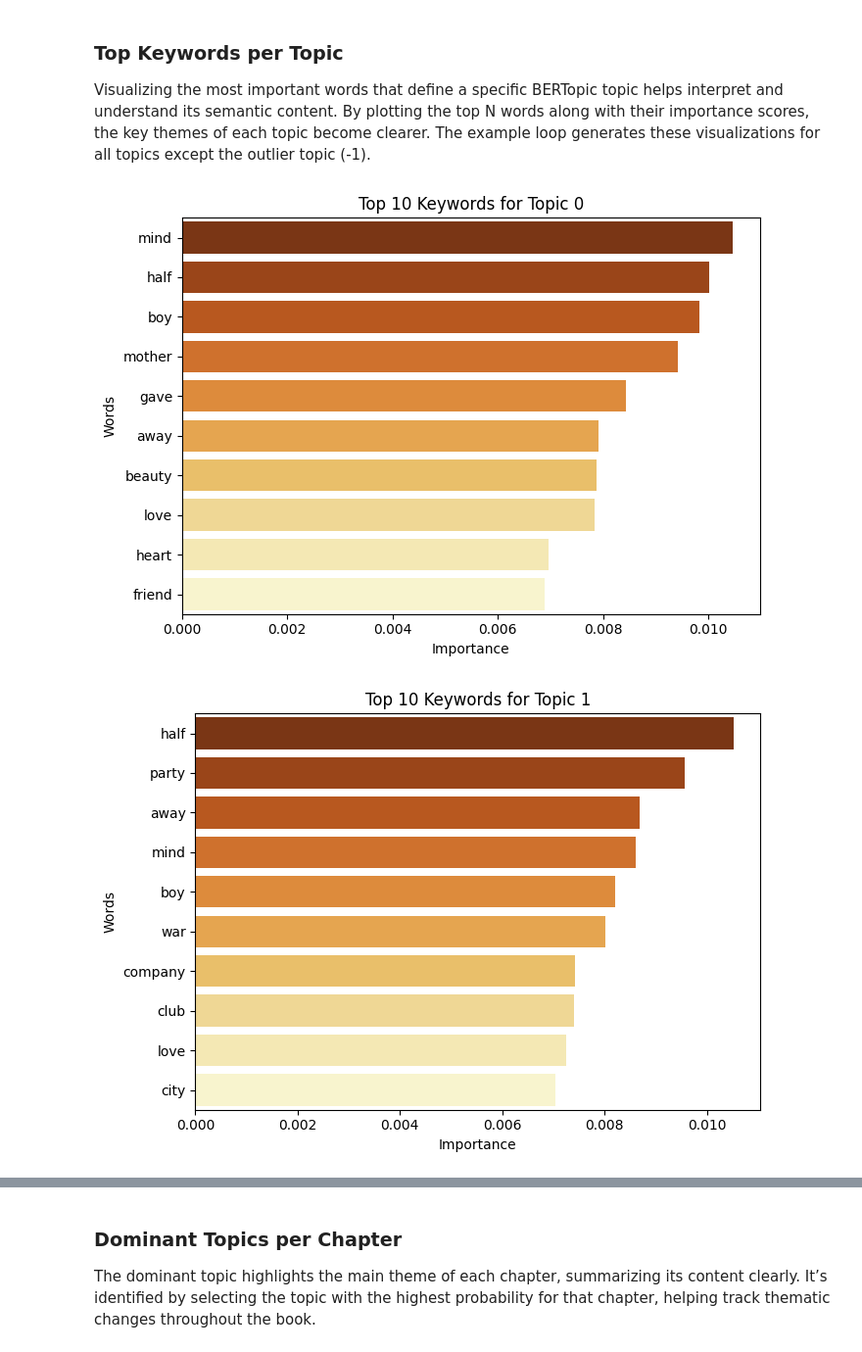
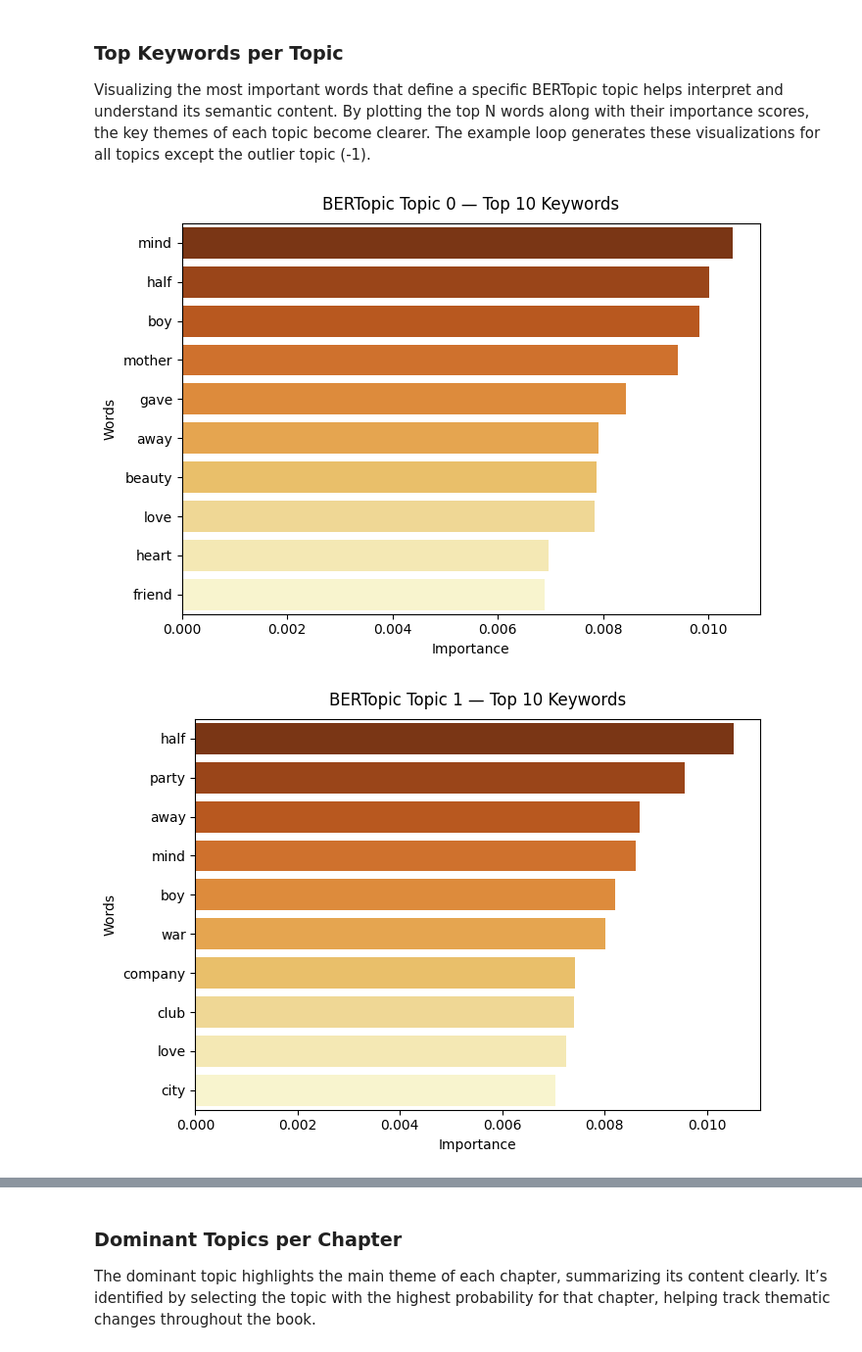
Before and after one commit to herrerovir/Fitzgerald-sentiment-topic-analysis, a Jupyter notebook: notebooks/03-topic-modeling-fitzgerald.ipynb, the cells around one changed output, grey strips where cells are left out. Shown at 98% size. Saved outputs shown, nothing was run; the diff lists cells and outputs as text; code cells hidden in the pictures.

```diff
--- a/notebooks/03-topic-modeling-fitzgerald.ipynb
+++ b/notebooks/03-topic-modeling-fitzgerald.ipynb
@@ -1231,23 +1232,23 @@ Visualizing the most important words that define a specific BERTopic topic helps
 # %%
 # Plot keywords per topic
 def plot_top_words_for_topic(topic_model, topic_id, top_n = 10):
     topic_words = topic_model.get_topic(topic_id)
     if topic_words is None:
         print(f"Topic {topic_id} not found.")
         return
 
     words, scores = zip(*topic_words[:top_n])
 
     plt.figure(figsize = (7, 5))
     sns.barplot(x = scores, y = words, palette = "YlOrBr_r")
-    plt.title(f"Top {top_n} Keywords for Topic {topic_id}")
+    plt.title(f"BERTopic Topic {topic_id} — Top 10 Keywords", pad = 10)
     plt.xlabel("Importance")
     plt.ylabel("Words")
     plt.tight_layout()
 
 for topic_id in topic_model.get_topic_info().Topic[:]:
     if topic_id != -1:
         plot_top_words_for_topic(topic_model, topic_id)
 # %% [output]
-[figure, old version]
+[figure, new version]
-[figure, old version]
+[figure, new version]
```
Also changed, not shown: parts of 15 cells of this notebook.
